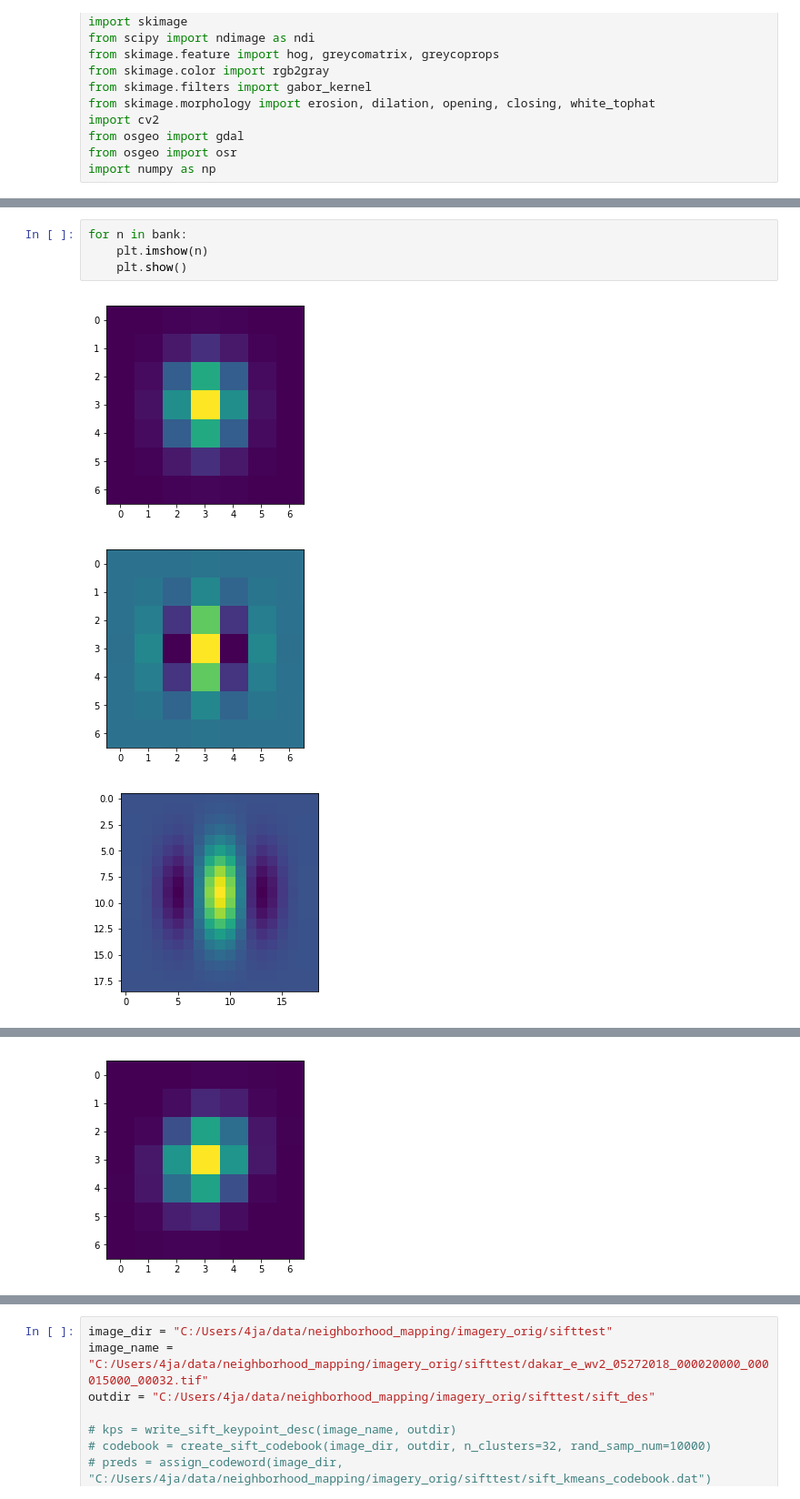
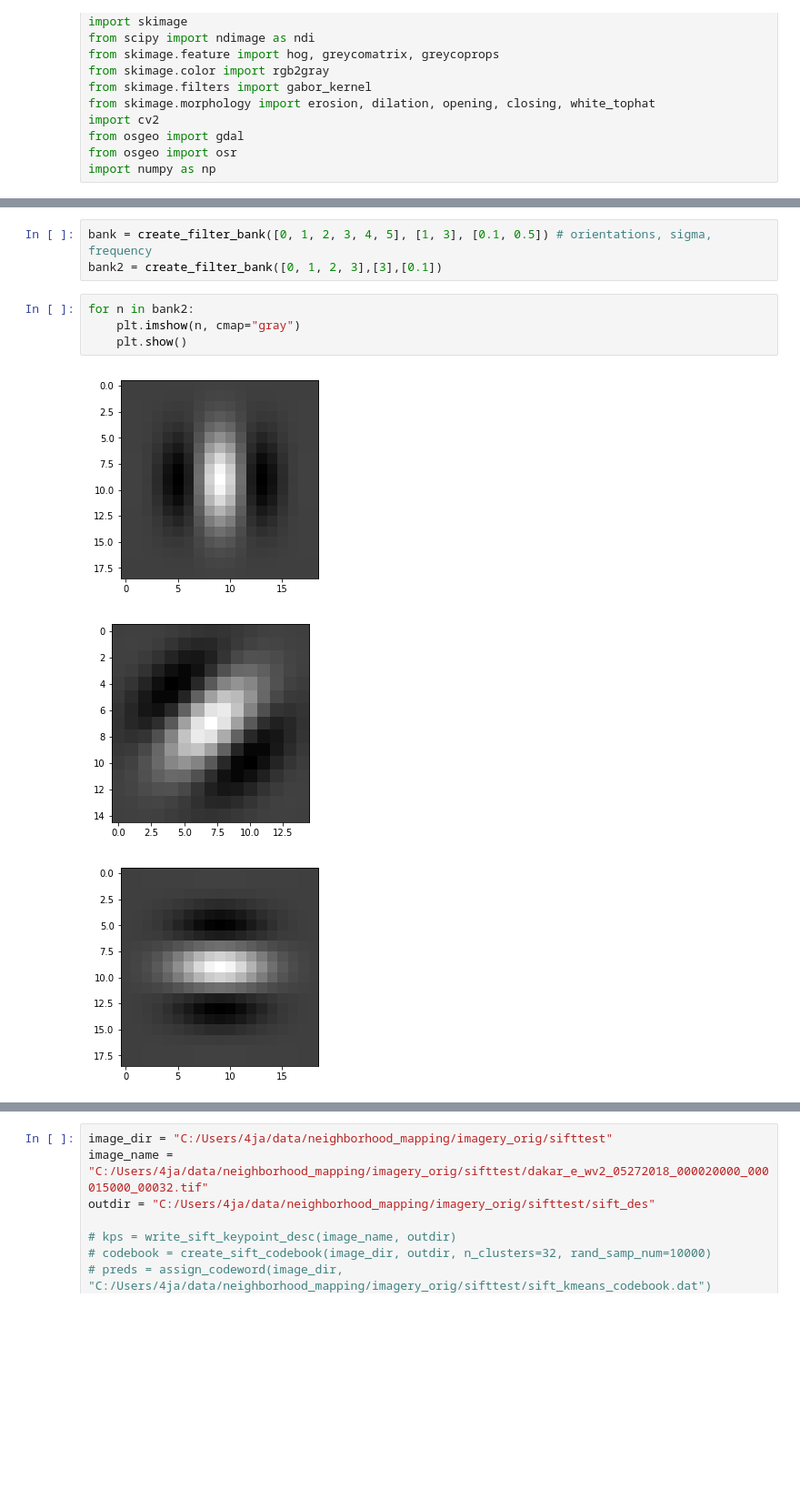
Before and after one commit to jwarndt/nmapy, a Jupyter notebook: nmapy/features_sandbox.ipynb, the cells around one changed output, grey strips where cells are left out. Shown at 91% size. Saved outputs shown, nothing was run; the diff lists cells and outputs as text; blank space fills up the shorter version.

```diff
--- a/nmapy/features_sandbox.ipynb
+++ b/nmapy/features_sandbox.ipynb
@@ -32,8 +248,11 @@ bank = create_filter_bank([0, 1, 2, 3, 4, 5], [1, 3], [0.1, 0.5])
+# %%
+bank = create_filter_bank([0, 1, 2, 3, 4, 5], [1, 3], [0.1, 0.5]) # orientations, sigma, frequency
+bank2 = create_filter_bank([0, 1, 2, 3],[3],[0.1])
 # %%
-for n in bank:
-    plt.imshow(n)
+for n in bank2:
+    plt.imshow(n, cmap="gray")
     plt.show()
 # %% [output]
-[figure, old version]
+[figure, new version]
-[figure, old version]
+[figure, new version]
-[figure, old version]
+[figure, new version]
@@ -41 +259,0 @@ for n in bank:
-[figure, removed]
```
Also changed, not shown: parts of 3 cells of this notebook, 5 other files.
